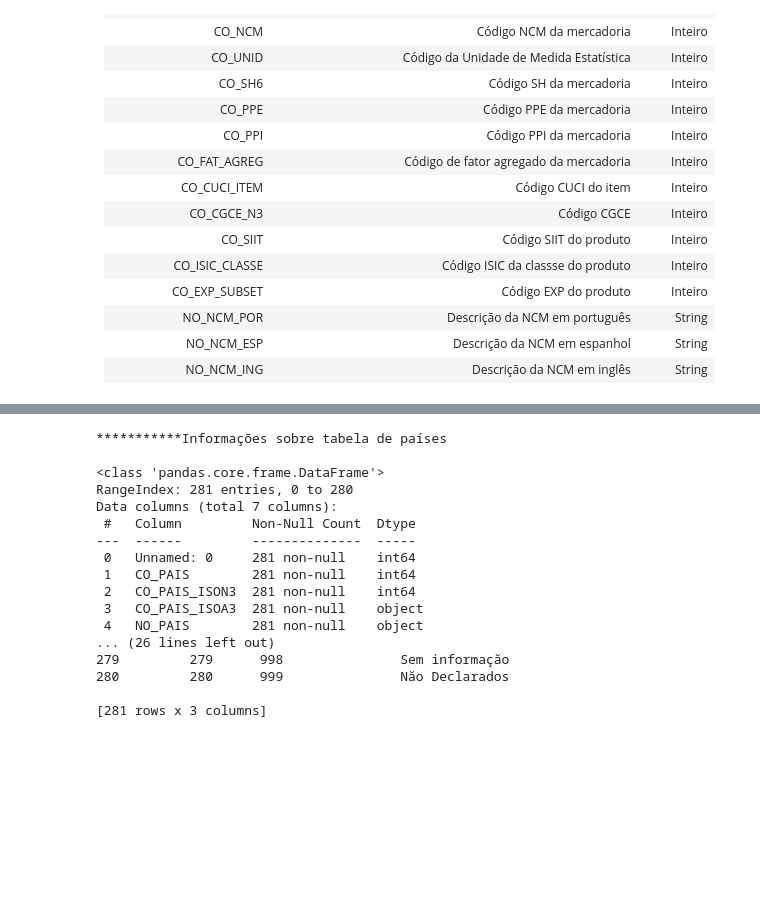
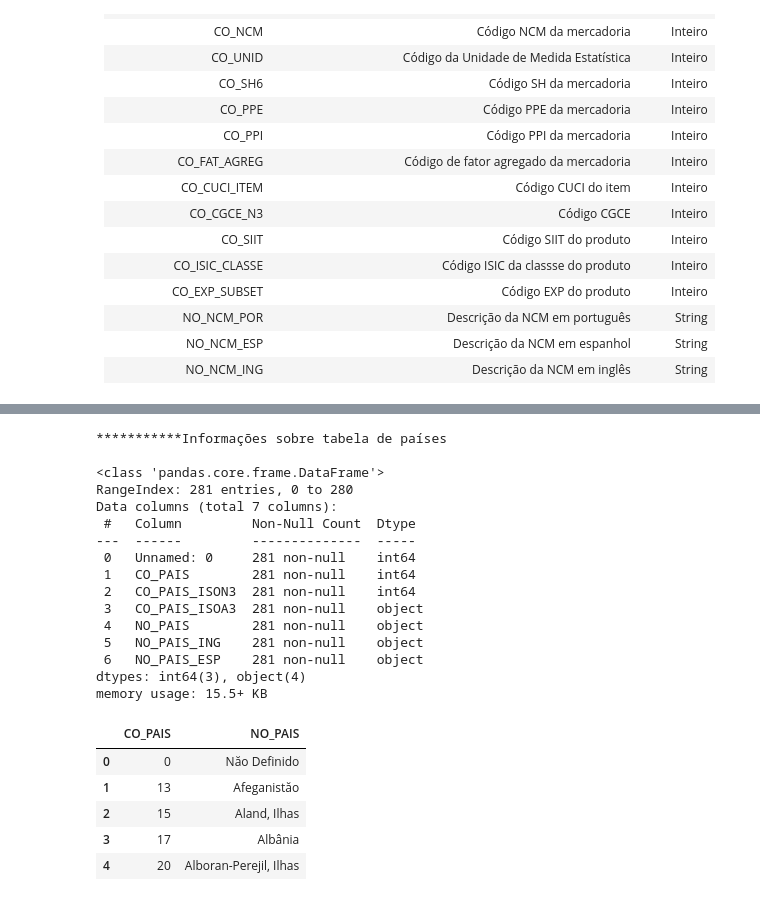
Before and after one commit to jrobertolima/projetoTCC, a Jupyter notebook: ProjetoTCC-Compara.ipynb, the cells around one changed output, grey strips where cells are left out. Drawn from its saved outputs; the diff is of its cells as text; code cells hidden in the pictures; blank space fills up the shorter version.

```diff
--- a/ProjetoTCC-Compara.ipynb
+++ b/ProjetoTCC-Compara.ipynb
@@ -421,38 +431,43 @@ df_imp2019 = Path('Datasets/importacoes2019.csv')
 df_imp2020 = Path('Datasets/importacoes2020.csv')
 df_imp2021 = Path('Datasets/importacoes2021.csv')
 
 lista_Tabelas = [df_Pais, df_UF, df_NCM, df_imp2019, df_imp2020, df_imp2021]
 
 #verifica se todos os datasets estão presentes
 for tabela in lista_Tabelas:
     if not Path.exists(tabela):
         print("Tabela ", tabela, "não encontrada. O script será interrompido.")
         exit(keep_kernel=True)
 
 print("***********Informações sobre tabela de países \n")
 df_Pais = pd.read_csv(df_Pais, sep=';', encoding='cp1250')
-print(df_Pais.info())
-print(df_Pais[['CO_PAIS','CO_PAIS_ISON3','CO_PAIS_ISOA3', 'NO_PAIS_ING']].head(10)) #Exibição de algumas colunas
+df_Pais.info()
+df_Pais[['CO_PAIS','CO_PAIS_ISON3','CO_PAIS_ISOA3', 'NO_PAIS_ING']].head(10) #Exibição de algumas colunas
 
 #Deletando as colunas que não interessam para a análise
 cols_to_drop = ['CO_PAIS_ISON3','CO_PAIS_ISOA3','NO_PAIS_ING','NO_PAIS_ESP']
 df_Pais.drop(cols_to_drop, axis=1, inplace=True)
-print(df_Pais)
+df_Pais[['CO_PAIS','NO_PAIS']].head()
 # %% [output]
 ***********Informações sobre tabela de países
 
 <class 'pandas.core.frame.DataFrame'>
 RangeIndex: 281 entries, 0 to 280
 Data columns (total 7 columns):
  #   Column         Non-Null Count  Dtype
 ---  ------         --------------  -----
  0   Unnamed: 0     281 non-null    int64
  1   CO_PAIS        281 non-null    int64
  2   CO_PAIS_ISON3  281 non-null    int64
  3   CO_PAIS_ISOA3  281 non-null    object
  4   NO_PAIS        281 non-null    object
-... (26 lines left out)
-279         279      998               Sem informaçăo
-280         280      999               Năo Declarados
-
-[281 rows x 3 columns]
+ 5   NO_PAIS_ING    281 non-null    object
+ 6   NO_PAIS_ESP    281 non-null    object
+dtypes: int64(3), object(4)
+memory usage: 15.5+ KB
+|  | CO_PAIS | NO_PAIS |
+| 0 | 0 | Năo Definido |
+| 1 | 13 | Afeganistăo |
+| 2 | 15 | Aland, Ilhas |
+| 3 | 17 | Albânia |
+| 4 | 20 | Alboran-Perejil, Ilhas |
```
Also changed, not shown: parts of 5 cells of this notebook.
